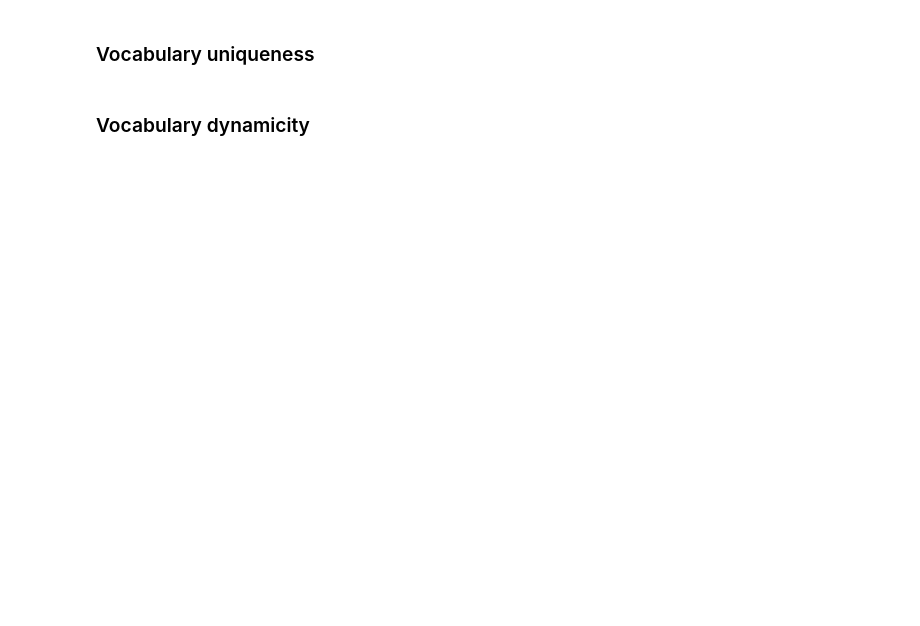
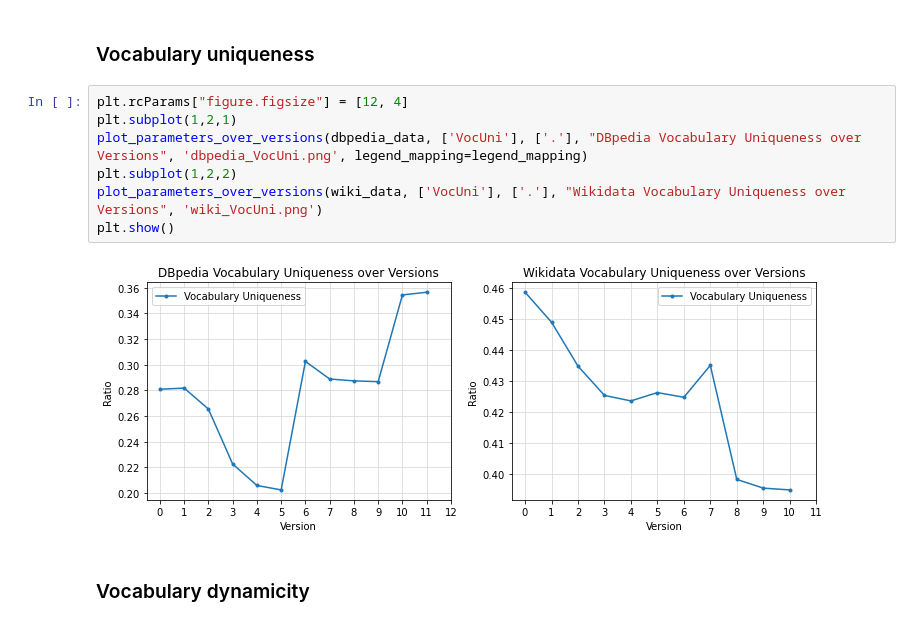
Before and after one commit to EBrandDV/P4, a Jupyter notebook: notebook.ipynb, the cells around one changed output. Cells and saved outputs as stored; diff of their text form; blank space fills up the shorter version.

```diff
--- a/notebook.ipynb
+++ b/notebook.ipynb
@@ -88,4 +108,13 @@ plot_parameters_over_versions(wiki_data, ['Growth'], ['.'],"Wikidata Growth over
 # %% [markdown]
 ### Vocabulary uniqueness
+# %%
+plt.rcParams["figure.figsize"] = [12, 4]
+plt.subplot(1,2,1)
+plot_parameters_over_versions(dbpedia_data, ['VocUni'], ['.'], "DBpedia Vocabulary Uniqueness over Versions", 'dbpedia_VocUni.png', legend_mapping=legend_mapping)
+plt.subplot(1,2,2)
+plot_parameters_over_versions(wiki_data, ['VocUni'], ['.'], "Wikidata Vocabulary Uniqueness over Versions", 'wiki_VocUni.png')
+plt.show()
+# %% [output]
+[figure, added]
 # %% [markdown]
 ### Vocabulary dynamicity
```
Also changed, not shown: parts of 7 cells of this notebook.
